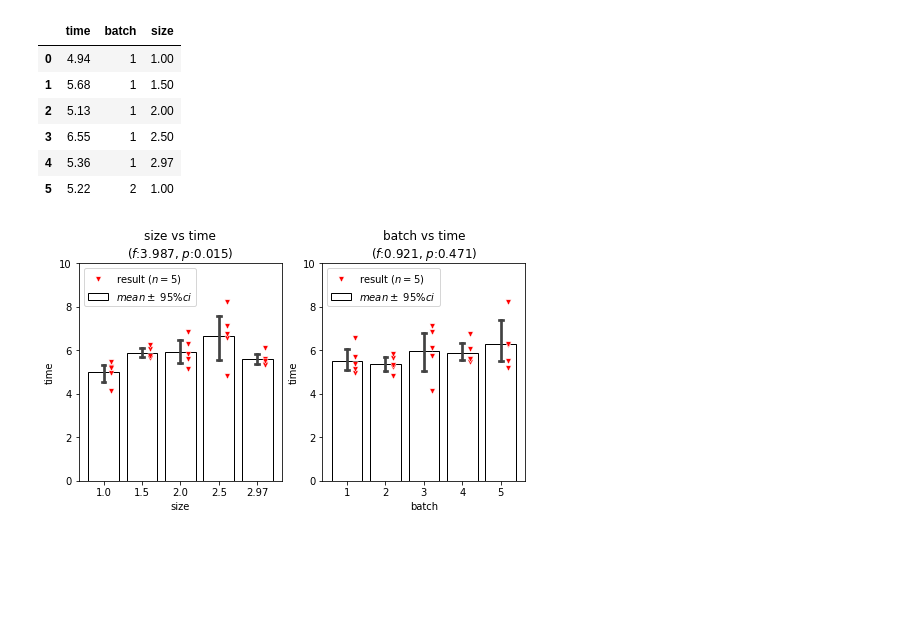
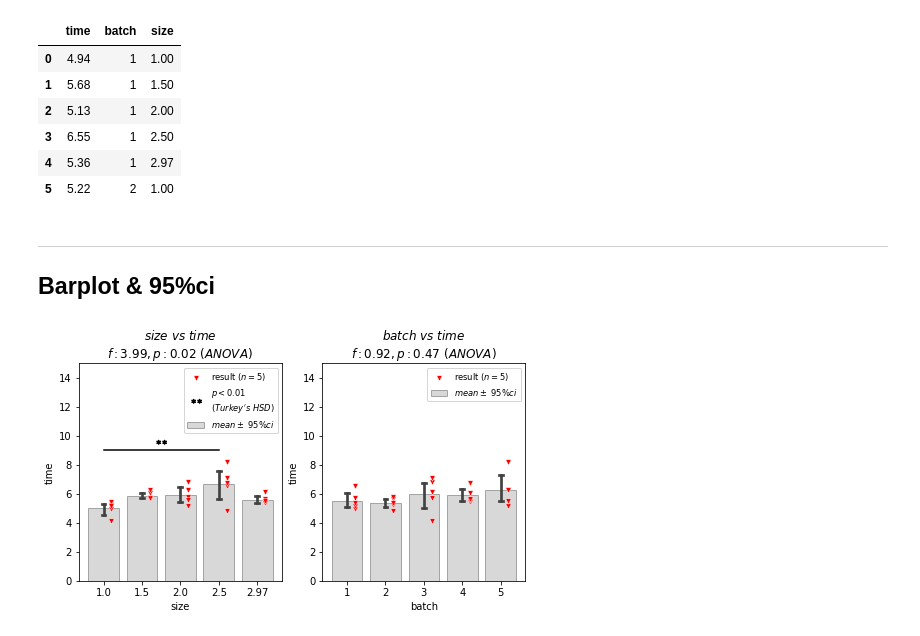
Before and after one commit to yo-aka-gene/helicopter, a Jupyter notebook: preliminary/analysis/anova.ipynb, the cells around one changed output. Drawn from its saved outputs; the diff is of its cells as text; code cells hidden in the pictures; blank space fills up the shorter version.

Commit message:
:sparkles: :recycle: add pairwise turkey hsd

```diff
--- a/preliminary/analysis/anova.ipynb
+++ b/preliminary/analysis/anova.ipynb
@@ -88,24 +122,37 @@ df.head(6)
+# %% [markdown]
+---
+## Barplot & 95%ci
 # %%
 fig, ax = plt.subplots(1, 2, figsize=(8, 4))
 
 label = "$mean \pm$ 95" + "%" + "$ci$"
 
 for i, value in enumerate(["size",  "batch"]):
-    sns.barplot(data=df, x=value, y="time", color="white", ci=95, label=label, capsize=0.1, ax=ax[i], alpha=1, edgecolor="k")
+    sns.barplot(
+        data=df, x=value, y="time",
+        color="gray", ci=95, label=label,
+        capsize=0.1, ax=ax[i], alpha=0.3,
+        edgecolor="k"
+    )
+
     sns.scatterplot(
         data=df,
         x=[df.index%5 + 0.2, df.index//5 + 0.2][i],
         y="time", ax=ax[i], marker="v", color="r",
         **{"zorder":3, "s":30}, alpha=1, label="result ($n=5$)"
     )
-    title = f"{value} vs time\n" \
-    + f"($f$:{anova_res[value][0].round(3)}, $p$:{anova_res[value][1].round(3)})"
 
-    ax[i].legend()
-    ax[i].set_ylim([0, 10])
+    turkey_asterisk(df.time, df.loc[:, value], ax[i])
+
+    title = f"${value}$ $vs$ $time$\n$f:" \
+    + f"{anova_res[value][0].round(2)}" + \
+    f", p: {anova_res[value][1].round(2)}$ $(ANOVA)$"
+
+    ax[i].legend(fontsize="small")
+    ax[i].set_ylim([0, 15])
     ax[i].set_title(title)
 
 if conf.savefile:
     plt.savefig(f"{conf.dirctory}/bar.png", **conf.kwarg_savefig)
 # %% [output]
-[figure, old version]
+[figure, new version]
```
Also changed, not shown: parts of 4 cells of this notebook, 1 other file.
